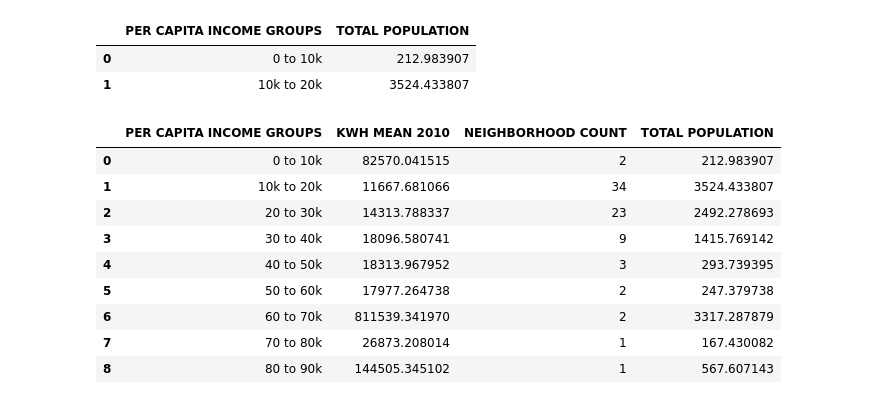
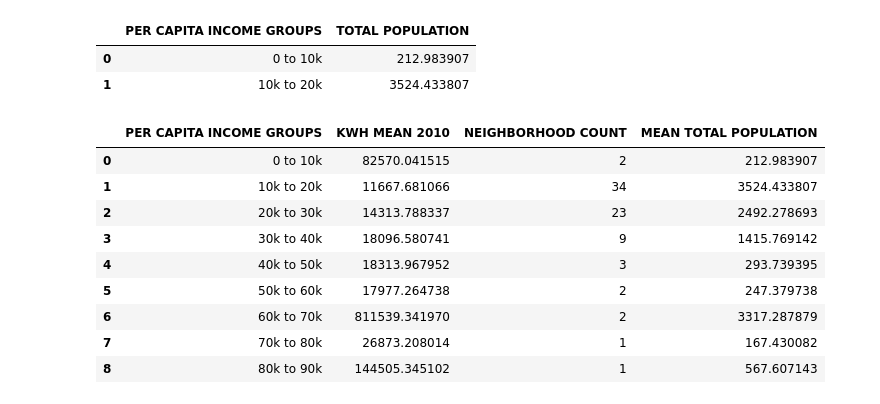
Before and after one commit to oimartin/Chicago_Energy, a Jupyter notebook: Electricity_Income/Visualization_electricity_usage_and_income.ipynb, the cells around one changed output. Drawn from its saved outputs; the diff is of its cells as text; code cells hidden in the pictures.

```diff
--- a/Electricity_Income/Visualization_electricity_usage_and_income.ipynb
+++ b/Electricity_Income/Visualization_electricity_usage_and_income.ipynb
@@ -13,12 +13,13 @@ income_kwh_mean = pd.read_csv(file)
 area_income_mean = income_kwh_mean.groupby('COMMUNITY AREA NAME').mean()
 # %%
 # Reset index of area_income_mean
-area_income_mean.reset_index()
+# Clean up DataFrame and drop 'Unnamed: 0' column
+area_income_mean.reset_index(inplace=True)
+area_income_mean.drop(columns='Unnamed: 0', inplace=True)
+area_income_mean.sort_values(by='PER CAPITA INCOME', inplace=True)
 
 # Find the min and max of the mean per capita incomes of each neighborhood
-# Clean up DataFrame and drop 'Unnamed: 0' column
 area_income_mean_sum = area_income_mean.describe()
-area_income_mean_sum.drop(columns='Unnamed: 0', inplace=True)
 area_income_mean_sum
 # %% [output]
 |  | PER CAPITA INCOME | KWH MEAN 2010 | TOTAL POPULATION |
@@ -35,9 +36,9 @@ area_income_mean_sum
 bins = [0, 10000, 20000, 30000, 40000, 50000, 60000, 70000, 80000, 90000]
 
 # Create names for the bins
-incomes = ["0 to 10k", "10k to 20k", "20 to 30k", "30 to 40k",
-           "40 to 50k", "50 to 60k", "60 to 70k", "70 to 80k",
-           "80 to 90k"]
+incomes = ["0 to 10k", "10k to 20k", "20k to 30k", "30k to 40k",
+           "40k to 50k", "50k to 60k", "60k to 70k", "70k to 80k",
+           "80k to 90k"]
 # %%
 # Slice area_income_mean and place it into income bins
 # Place data series into a new column inside of area_income_mean
@@ -125,20 +126,20 @@ total_population.head(2)
 # %%
 # Combine DataFrames:
 # per_capita_income_grp, count_per_capita_income, total_population
 
 summary_meanKWH_residential = per_capita_income_grp
 summary_meanKWH_residential['NEIGHBORHOOD COUNT'] = count_per_capita_income['NEIGHBORHOOD COUNT']
-summary_meanKWH_residential['TOTAL POPULATION'] = total_population['TOTAL POPULATION']
+summary_meanKWH_residential['MEAN TOTAL POPULATION'] = total_population['TOTAL POPULATION']
 
 summary_meanKWH_residential
 # %% [output]
-|  | PER CAPITA INCOME GROUPS | KWH MEAN 2010 | NEIGHBORHOOD COUNT | TOTAL POPULATION |
+|  | PER CAPITA INCOME GROUPS | KWH MEAN 2010 | NEIGHBORHOOD COUNT | MEAN TOTAL POPULATION |
 | 0 | 0 to 10k | 82570.041515 | 2 | 212.983907 |
 | 1 | 10k to 20k | 11667.681066 | 34 | 3524.433807 |
-| 2 | 20 to 30k | 14313.788337 | 23 | 2492.278693 |
-| 3 | 30 to 40k | 18096.580741 | 9 | 1415.769142 |
-| 4 | 40 to 50k | 18313.967952 | 3 | 293.739395 |
-| 5 | 50 to 60k | 17977.264738 | 2 | 247.379738 |
-| 6 | 60 to 70k | 811539.341970 | 2 | 3317.287879 |
-| 7 | 70 to 80k | 26873.208014 | 1 | 167.430082 |
-| 8 | 80 to 90k | 144505.345102 | 1 | 567.607143 |
+| 2 | 20k to 30k | 14313.788337 | 23 | 2492.278693 |
+| 3 | 30k to 40k | 18096.580741 | 9 | 1415.769142 |
+| 4 | 40k to 50k | 18313.967952 | 3 | 293.739395 |
+| 5 | 50k to 60k | 17977.264738 | 2 | 247.379738 |
+| 6 | 60k to 70k | 811539.341970 | 2 | 3317.287879 |
+| 7 | 70k to 80k | 26873.208014 | 1 | 167.430082 |
+| 8 | 80k to 90k | 144505.345102 | 1 | 567.607143 |
```
Also changed, not shown: parts of 4 cells of this notebook, 1 other file.
